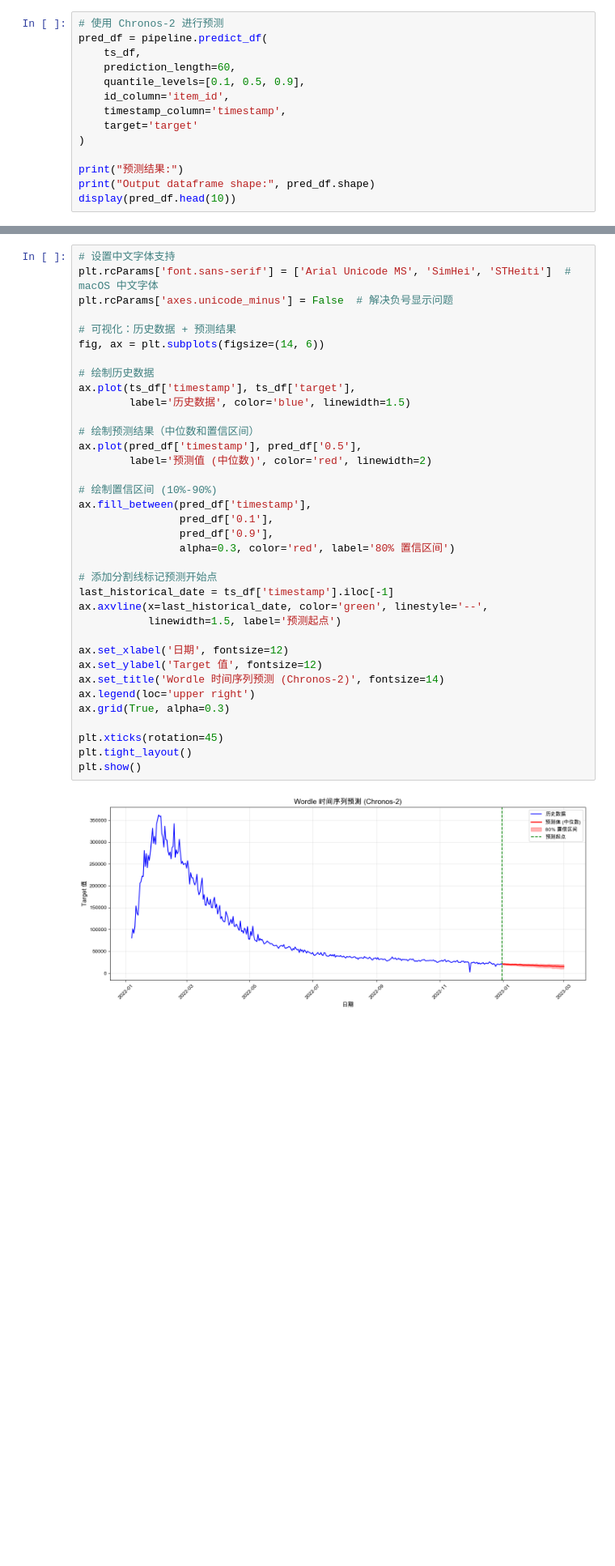
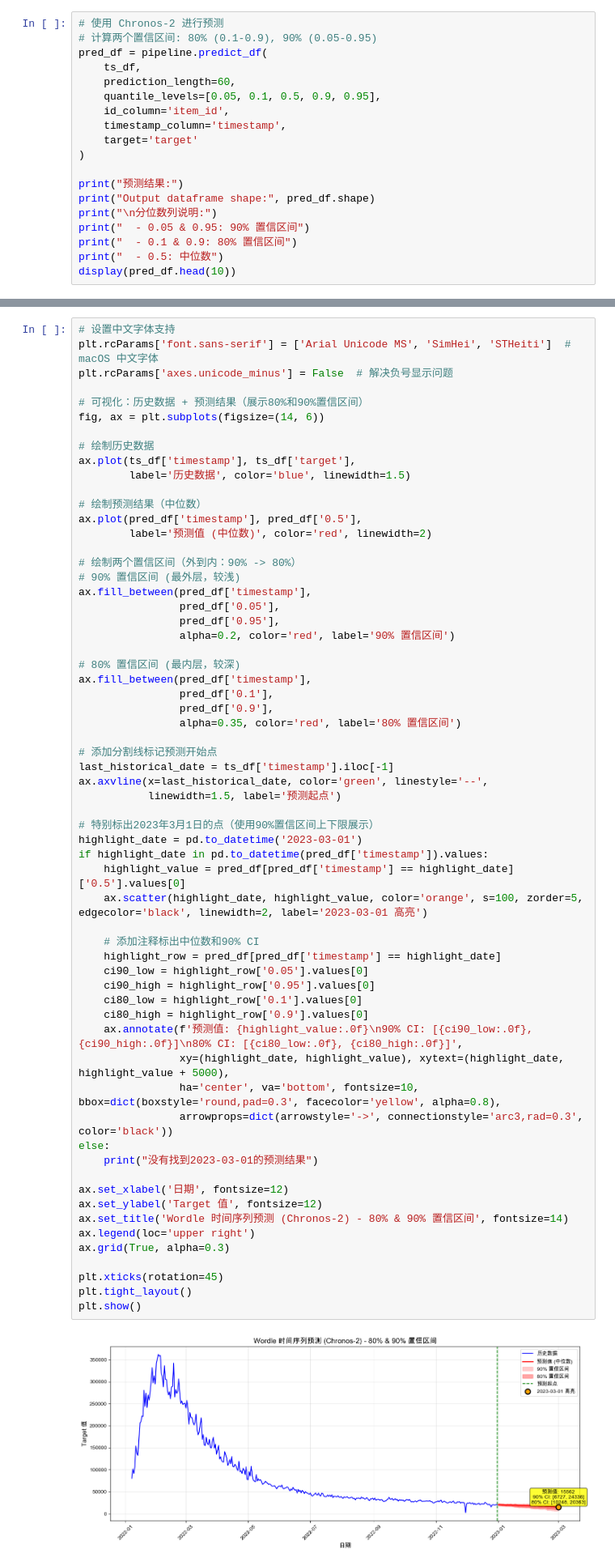
Before and after one commit to luoyiti/MCM_2023_C, a Jupyter notebook: timeSeriesTransformers.ipynb, the cells around one changed output, grey strips where cells are left out. Shown: that part at 81% size. Cells and saved outputs as stored; diff of their text form; blank space fills up the shorter version.

```diff
--- a/timeSeriesTransformers.ipynb
+++ b/timeSeriesTransformers.ipynb
@@ -77,10 +77,11 @@ display(ts_df.head())
 | 4 | 2022-01-11 | 1 | 153880 |
 # %%
 # 使用 Chronos-2 进行预测
+# 计算两个置信区间: 80% (0.1-0.9), 90% (0.05-0.95)
 pred_df = pipeline.predict_df(
     ts_df,
     prediction_length=60,
-    quantile_levels=[0.1, 0.5, 0.9],
+    quantile_levels=[0.05, 0.1, 0.5, 0.9, 0.95],
     id_column='item_id',
     timestamp_column='timestamp',
     target='target'
@@ -88,6 +89,10 @@ pred_df = pipeline.predict_df(
 
 print("预测结果:")
 print("Output dataframe shape:", pred_df.shape)
+print("\n分位数列说明:")
+print("  - 0.05 & 0.95: 90% 置信区间")
+print("  - 0.1 & 0.9: 80% 置信区间")
+print("  - 0.5: 中位数")
 display(pred_df.head(10))
 # %% [output]
 预测结果:
@@ -108,37 +118,63 @@ Output dataframe shape: (60, 7)
 plt.rcParams['font.sans-serif'] = ['Arial Unicode MS', 'SimHei', 'STHeiti']  # macOS 中文字体
 plt.rcParams['axes.unicode_minus'] = False  # 解决负号显示问题
 
-# 可视化：历史数据 + 预测结果
+# 可视化：历史数据 + 预测结果（展示80%和90%置信区间）
 fig, ax = plt.subplots(figsize=(14, 6))
 
 # 绘制历史数据
 ax.plot(ts_df['timestamp'], ts_df['target'],
         label='历史数据', color='blue', linewidth=1.5)
 
-# 绘制预测结果（中位数和置信区间）
+# 绘制预测结果（中位数）
 ax.plot(pred_df['timestamp'], pred_df['0.5'],
         label='预测值 (中位数)', color='red', linewidth=2)
 
-# 绘制置信区间 (10%-90%)
+# 绘制两个置信区间（外到内：90% -> 80%）
+# 90% 置信区间 (最外层，较浅)
+ax.fill_between(pred_df['timestamp'],
+                pred_df['0.05'],
+                pred_df['0.95'],
+                alpha=0.2, color='red', label='90% 置信区间')
+
+# 80% 置信区间 (最内层，较深)
 ax.fill_between(pred_df['timestamp'],
                 pred_df['0.1'],
                 pred_df['0.9'],
-                alpha=0.3, color='red', label='80% 置信区间')
+                alpha=0.35, color='red', label='80% 置信区间')
 
 # 添加分割线标记预测开始点
 last_historical_date = ts_df['timestamp'].iloc[-1]
 ax.axvline(x=last_historical_date, color='green', linestyle='--',
            linewidth=1.5, label='预测起点')
 
+# 特别标出2023年3月1日的点（使用90%置信区间上下限展示）
+highlight_date = pd.to_datetime('2023-03-01')
+if highlight_date in pd.to_datetime(pred_df['timestamp']).values:
+    highlight_value = pred_df[pred_df['timestamp'] == highlight_date]['0.5'].values[0]
+    ax.scatter(highlight_date, highlight_value, color='orange', s=100, zorder=5, edgecolor='black', linewidth=2, label='2023-03-01 高亮')
+
+    # 添加注释标出中位数和90% CI
+    highlight_row = pred_df[pred_df['timestamp'] == highlight_date]
+    ci90_low = highlight_row['0.05'].values[0]
+    ci90_high = highlight_row['0.95'].values[0]
+    ci80_low = highlight_row['0.1'].values[0]
+    ci80_high = highlight_row['0.9'].values[0]
+    ax.annotate(f'预测值: {highlight_value:.0f}\n90% CI: [{ci90_low:.0f}, {ci90_high:.0f}]\n80% CI: [{ci80_low:.0f}, {ci80_high:.0f}]',
+                xy=(highlight_date, highlight_value), xytext=(highlight_date, highlight_value + 5000),
+                ha='center', va='bottom', fontsize=10, bbox=dict(boxstyle='round,pad=0.3', facecolor='yellow', alpha=0.8),
+                arrowprops=dict(arrowstyle='->', connectionstyle='arc3,rad=0.3', color='black'))
+else:
+    print("没有找到2023-03-01的预测结果")
+
 ax.set_xlabel('日期', fontsize=12)
 ax.set_ylabel('Target 值', fontsize=12)
-ax.set_title('Wordle 时间序列预测 (Chronos-2)', fontsize=14)
+ax.set_title('Wordle 时间序列预测 (Chronos-2) - 80% & 90% 置信区间', fontsize=14)
 ax.legend(loc='upper right')
 ax.grid(True, alpha=0.3)
 
 plt.xticks(rotation=45)
 plt.tight_layout()
 plt.show()
 # %% [output]
-[figure, old version]
+[figure, new version]
 # %%
```
Also changed, not shown: parts of 4 cells of this notebook, 1 other file.
